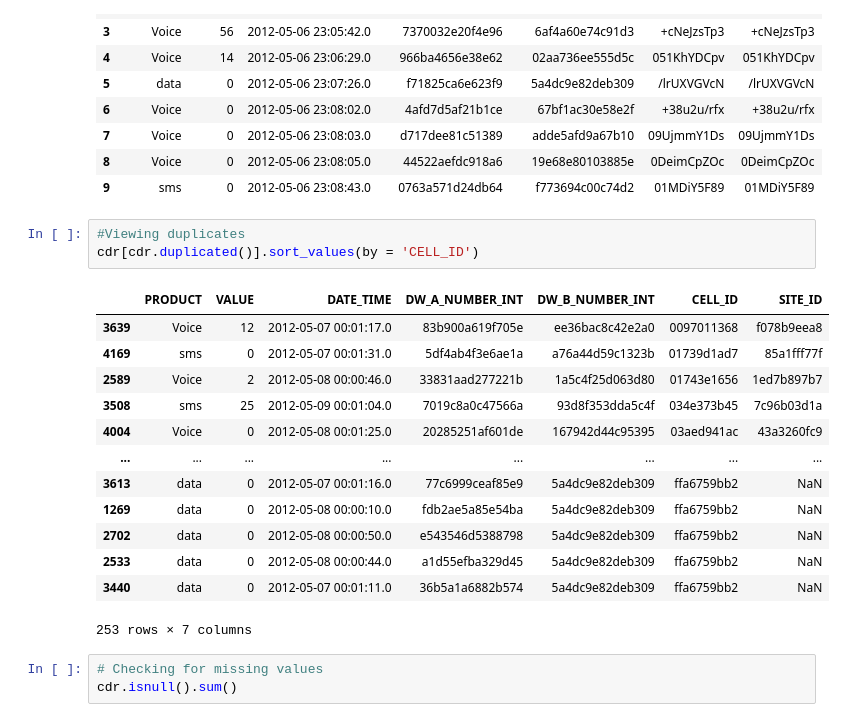
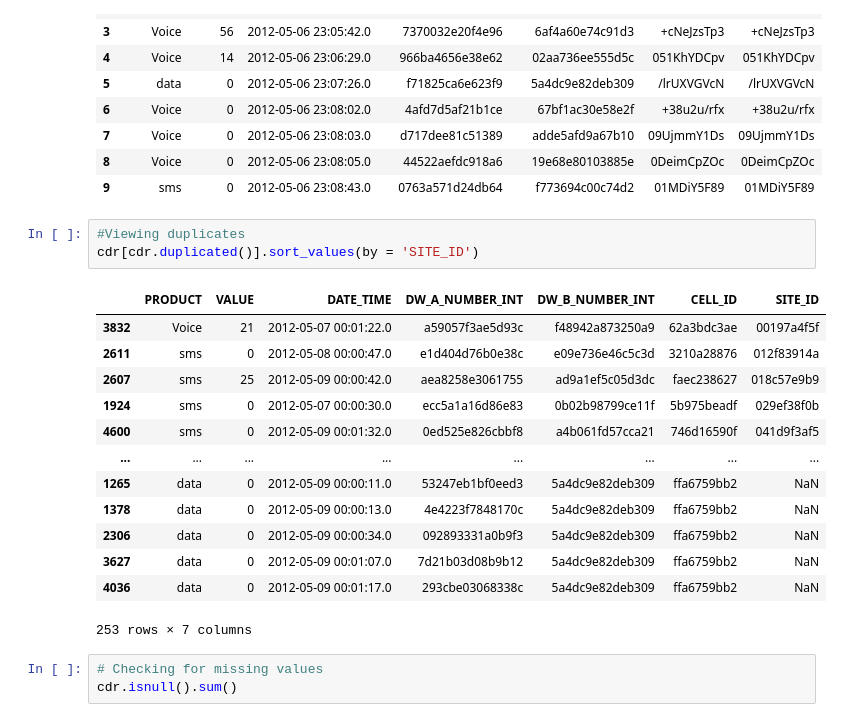
Before and after one commit to mmalinda/Autolib-EDA, a Jupyter notebook: Moringa_Data_Science_Prep_W3_Independent_Project_2019_10_Mutanu_Malinda_Python.ipynb, the cells around one changed output. Drawn from its saved outputs; the diff is of its cells as text.

```diff
--- a/Moringa_Data_Science_Prep_W3_Independent_Project_2019_10_Mutanu_Malinda_Python.ipynb
+++ b/Moringa_Data_Science_Prep_W3_Independent_Project_2019_10_Mutanu_Malinda_Python.ipynb
@@ -535,20 +473,20 @@ cdr.head(10)
 | 9 | sms | 0 | 2012-05-06 23:08:43.0 | 0763a571d24db64 | f773694c00c74d2 | 01MDiY5F89 | 01MDiY5F89 |
 # %%
 #Viewing duplicates
-cdr[cdr.duplicated()].sort_values(by = 'CELL_ID')
+cdr[cdr.duplicated()].sort_values(by = 'SITE_ID')
 # %% [output]
 |  | PRODUCT | VALUE | DATE_TIME | DW_A_NUMBER_INT | DW_B_NUMBER_INT | CELL_ID | SITE_ID |
-| 3639 | Voice | 12 | 2012-05-07 00:01:17.0 | 83b900a619f705e | ee36bac8c42e2a0 | 0097011368 | f078b9eea8 |
-| 4169 | sms | 0 | 2012-05-07 00:01:31.0 | 5df4ab4f3e6ae1a | a76a44d59c1323b | 01739d1ad7 | 85a1fff77f |
-| 2589 | Voice | 2 | 2012-05-08 00:00:46.0 | 33831aad277221b | 1a5c4f25d063d80 | 01743e1656 | 1ed7b897b7 |
-| 3508 | sms | 25 | 2012-05-09 00:01:04.0 | 7019c8a0c47566a | 93d8f353dda5c4f | 034e373b45 | 7c96b03d1a |
-| 4004 | Voice | 0 | 2012-05-08 00:01:25.0 | 20285251af601de | 167942d44c95395 | 03aed941ac | 43a3260fc9 |
+| 3832 | Voice | 21 | 2012-05-07 00:01:22.0 | a59057f3ae5d93c | f48942a873250a9 | 62a3bdc3ae | 00197a4f5f |
+| 2611 | sms | 0 | 2012-05-08 00:00:47.0 | e1d404d76b0e38c | e09e736e46c5c3d | 3210a28876 | 012f83914a |
+| 2607 | sms | 25 | 2012-05-09 00:00:42.0 | aea8258e3061755 | ad9a1ef5c05d3dc | faec238627 | 018c57e9b9 |
+| 1924 | sms | 0 | 2012-05-07 00:00:30.0 | ecc5a1a16d86e83 | 0b02b98799ce11f | 5b975beadf | 029ef38f0b |
+| 4600 | sms | 0 | 2012-05-09 00:01:32.0 | 0ed525e826cbbf8 | a4b061fd57cca21 | 746d16590f | 041d9f3af5 |
 | ... | ... | ... | ... | ... | ... | ... | ... |
-| 3613 | data | 0 | 2012-05-07 00:01:16.0 | 77c6999ceaf85e9 | 5a4dc9e82deb309 | ffa6759bb2 | NaN |
-| 1269 | data | 0 | 2012-05-08 00:00:10.0 | fdb2ae5a85e54ba | 5a4dc9e82deb309 | ffa6759bb2 | NaN |
-| 2702 | data | 0 | 2012-05-08 00:00:50.0 | e543546d5388798 | 5a4dc9e82deb309 | ffa6759bb2 | NaN |
-| 2533 | data | 0 | 2012-05-08 00:00:44.0 | a1d55efba329d45 | 5a4dc9e82deb309 | ffa6759bb2 | NaN |
-| 3440 | data | 0 | 2012-05-07 00:01:11.0 | 36b5a1a6882b574 | 5a4dc9e82deb309 | ffa6759bb2 | NaN |
+| 1265 | data | 0 | 2012-05-09 00:00:11.0 | 53247eb1bf0eed3 | 5a4dc9e82deb309 | ffa6759bb2 | NaN |
+| 1378 | data | 0 | 2012-05-09 00:00:13.0 | 4e4223f7848170c | 5a4dc9e82deb309 | ffa6759bb2 | NaN |
+| 2306 | data | 0 | 2012-05-09 00:00:34.0 | 092893331a0b9f3 | 5a4dc9e82deb309 | ffa6759bb2 | NaN |
+| 3627 | data | 0 | 2012-05-09 00:01:07.0 | 7d21b03d08b9b12 | 5a4dc9e82deb309 | ffa6759bb2 | NaN |
+| 4036 | data | 0 | 2012-05-09 00:01:17.0 | 293cbe03068338c | 5a4dc9e82deb309 | ffa6759bb2 | NaN |
 253 rows × 7 columns
 # %%
 # Checking for missing values
```
Also changed, not shown: parts of 12 cells of this notebook.
